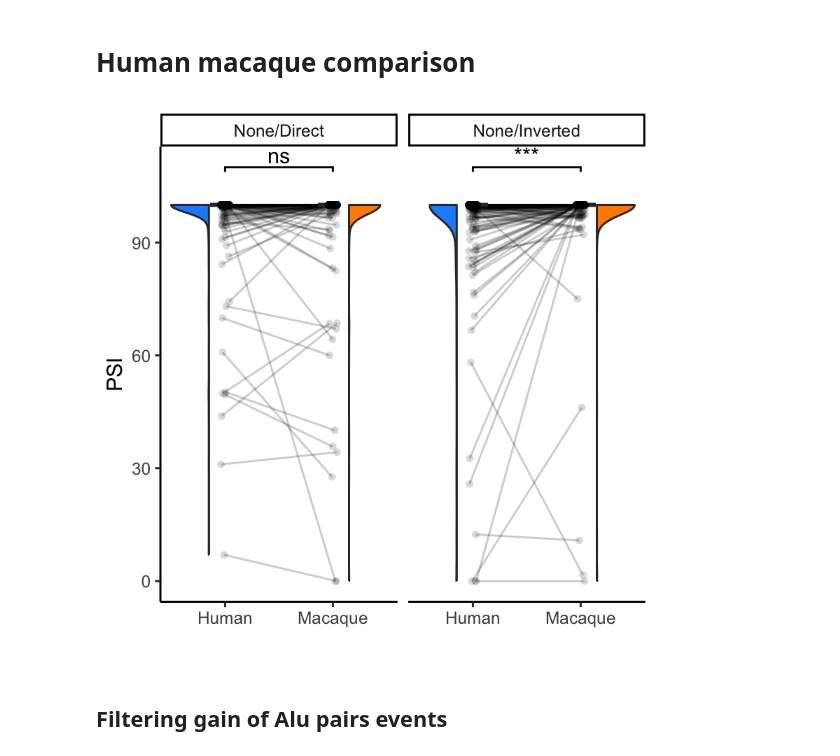
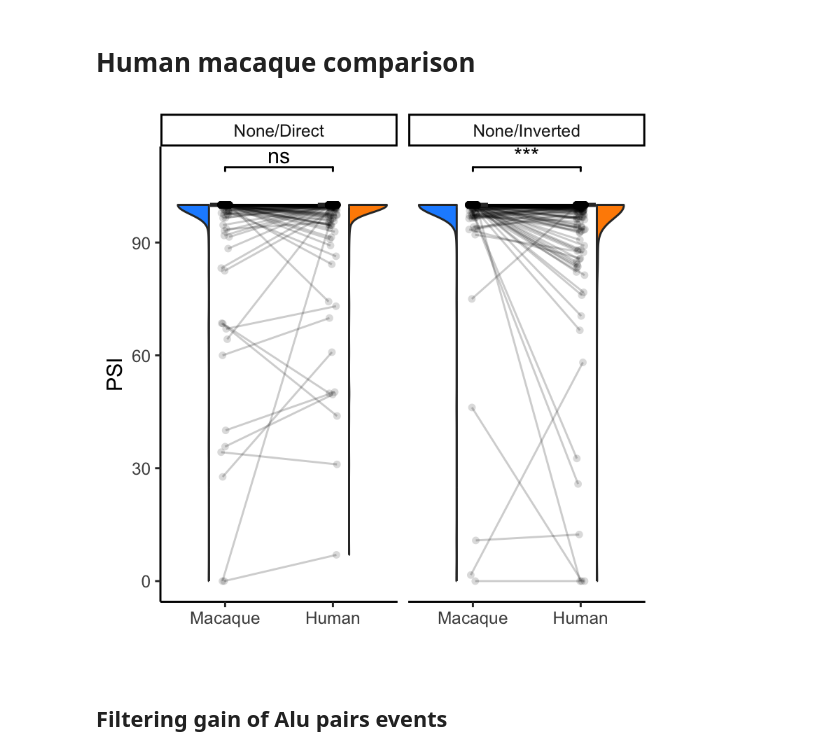
Before and after one commit to Hyunbeen-Lee/RNA_Alu_paper_figure, a Jupyter notebook: Notebooks/Figure2.ipynb, the cells around one changed output. Saved outputs shown, nothing was run; the diff lists cells and outputs as text; code cells hidden in the pictures.

```diff
--- a/Notebooks/Figure2.ipynb
+++ b/Notebooks/Figure2.ipynb
@@ -703,10 +703,10 @@ chimp_macaque_res.mixed <- unique(chimp_macaque_res[Distance_Threshold=='no_filt
 # %%
 %%R -w 4 -h 4 --units in -r 200
 
 
-plot_specie_pair_facet( list(  human_macaque_res.direct, human_macaque_res.inverted ), table_names=c("None/Direct", "None/Inverted"), species_pair = c("Human", "Macaque"), psi_suffix = "_PSI",  custom_sig=c("ns", "***") )
+plot_specie_pair_facet( list(  human_macaque_res.direct, human_macaque_res.inverted ), table_names=c("None/Direct", "None/Inverted"), species_pair = c("Macaque", "Human"), psi_suffix = "_PSI",  custom_sig=c("ns", "***") )
 # %% [output]
-[figure, old version]
+[figure, new version]
 # %% [markdown]
 ## Filtering gain of Alu pairs events
 # %%
```
